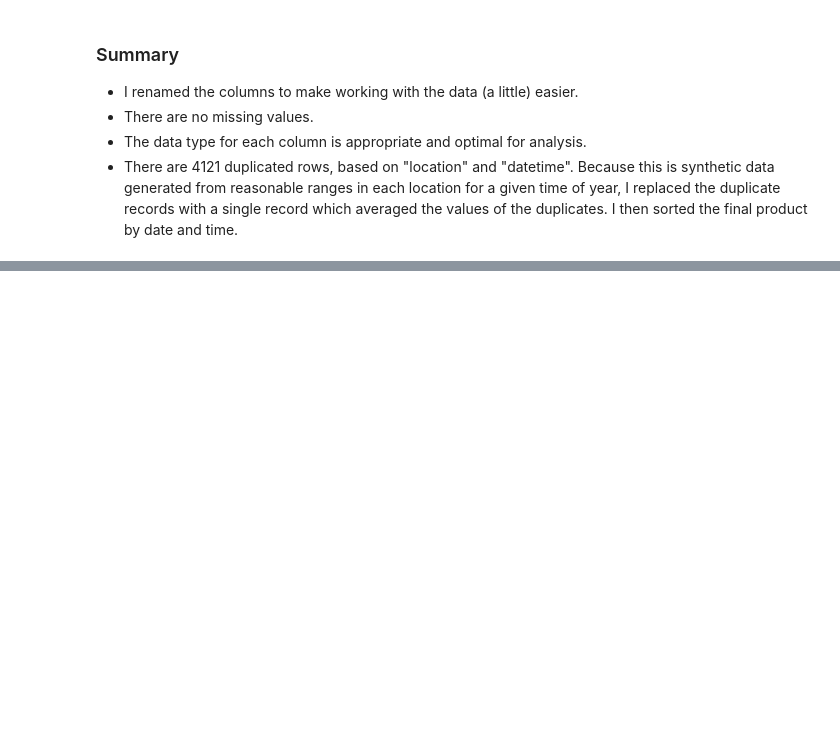
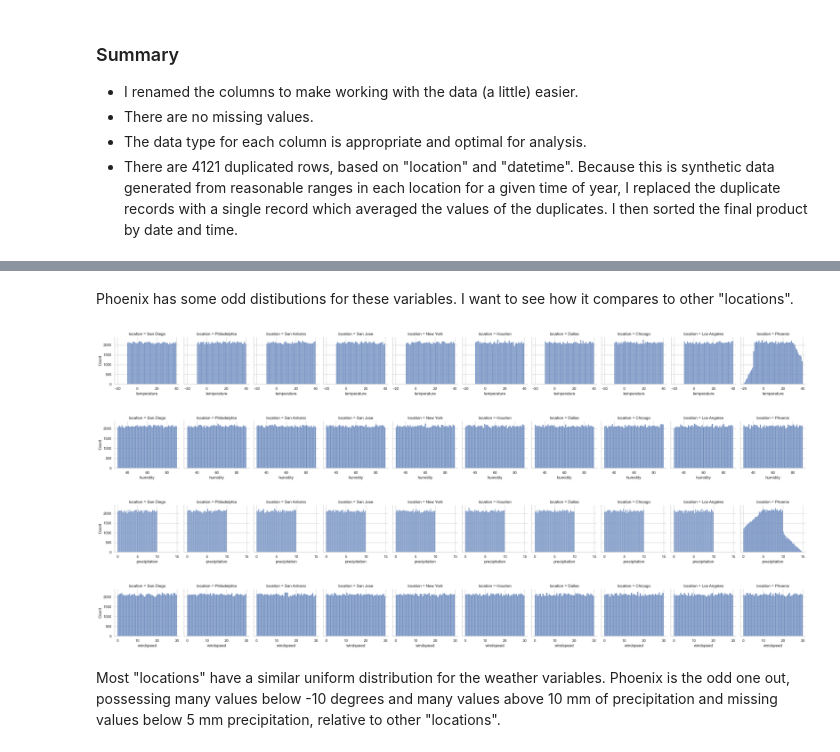
Before and after one commit to kozmik-moore/simple-weather-analysis, a Jupyter notebook: notebooks/notebook.ipynb, the cells around one changed output, grey strips where cells are left out. Saved outputs shown, nothing was run; the diff lists cells and outputs as text; code cells hidden in the pictures; blank space fills up the shorter version.

```diff
--- a/notebooks/notebook.ipynb
+++ b/notebooks/notebook.ipynb
@@ -231,3 +241,20 @@ df[(df.location == 'Phoenix') & (df.temperature < -10)]
+# %% [markdown]
+Phoenix has some odd distibutions for these variables. I want to see how it compares to other "locations".
+# %%
+# Examine the distribution shape of all locations' temperature and precipitation data
+cols = ['temperature', 'humidity', 'precipitation', 'windspeed']
+for c in cols:
+    g = sns.FacetGrid(df, col='location')
+    g.map(sns.histplot, c)
+plt.show()
+# %% [output]
+[figure, added]
+[figure, added]
+[figure, added]
+[figure, added]
+# %% [markdown]
+Most "locations" have a similar uniform distribution for the weather variables.
+Phoenix is the odd one out, possessing many values below -10 degrees and many values above 10 mm of precipitation and missing values below 5 mm precipitation, relative to other "locations".
 # %%
 # Example EDA
 sns.histplot(df['target_variable'])
```
Also changed, not shown: parts of 15 cells of this notebook.
